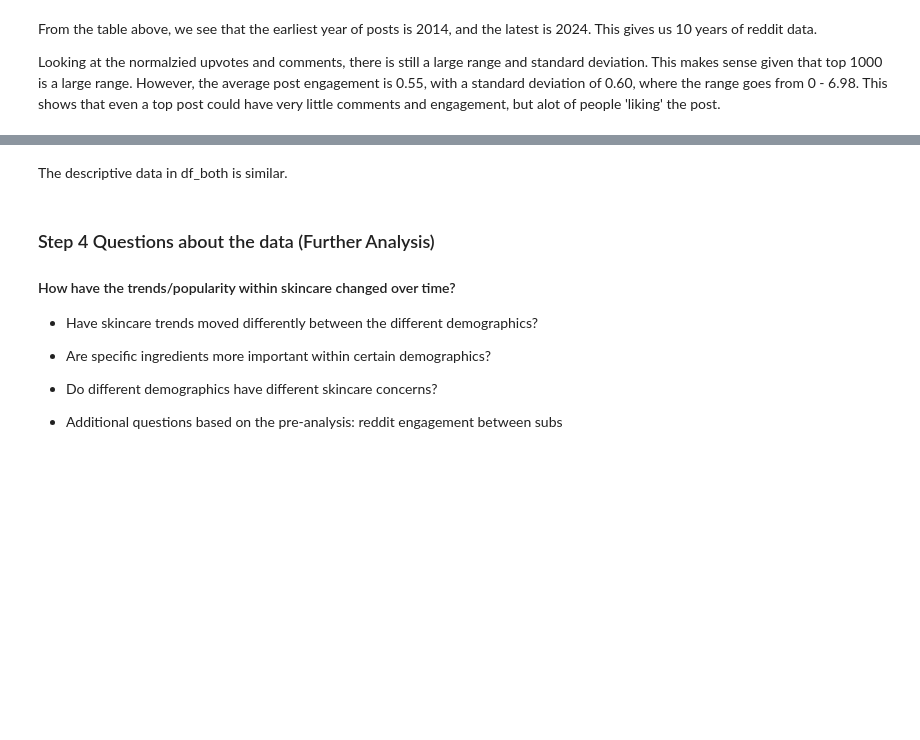
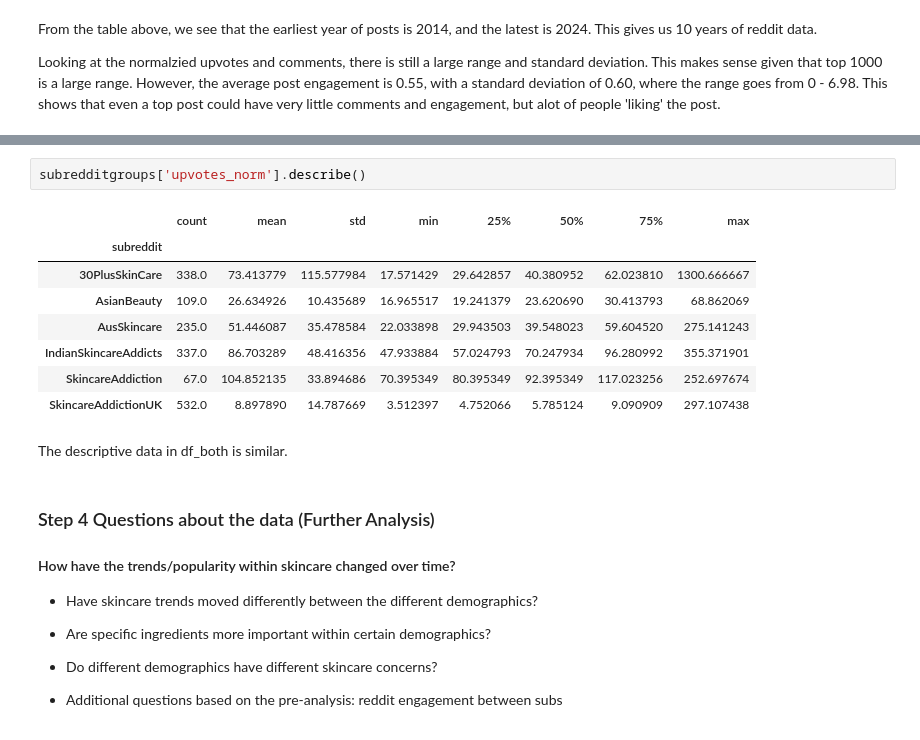
Before and after one commit to nandikaL/OX24006_EMAT0048-Part-2, a Jupyter notebook: OX24006_EMATM0048_Part2.ipynb, the cells around one changed output, grey strips where cells are left out. Drawn from its saved outputs; the diff is of its cells as text; blank space fills up the shorter version.

```diff
--- a/OX24006_EMATM0048_Part2.ipynb
+++ b/OX24006_EMATM0048_Part2.ipynb
@@ -696,3 +723,14 @@ df_both.describe()
+# %%
+subredditgroups['upvotes_norm'].describe()
+# %% [output]
+|  | count | mean | std | min | 25% | 50% | 75% | max |
+| subreddit |  |  |  |  |  |  |  |  |
+| 30PlusSkinCare | 338.0 | 73.413779 | 115.577984 | 17.571429 | 29.642857 | 40.380952 | 62.023810 | 1300.666667 |
+| AsianBeauty | 109.0 | 26.634926 | 10.435689 | 16.965517 | 19.241379 | 23.620690 | 30.413793 | 68.862069 |
+| AusSkincare | 235.0 | 51.446087 | 35.478584 | 22.033898 | 29.943503 | 39.548023 | 59.604520 | 275.141243 |
+| IndianSkincareAddicts | 337.0 | 86.703289 | 48.416356 | 47.933884 | 57.024793 | 70.247934 | 96.280992 | 355.371901 |
+| SkincareAddiction | 67.0 | 104.852135 | 33.894686 | 70.395349 | 80.395349 | 92.395349 | 117.023256 | 252.697674 |
+| SkincareAddictionUK | 532.0 | 8.897890 | 14.787669 | 3.512397 | 4.752066 | 5.785124 | 9.090909 | 297.107438 |
 # %% [markdown]
 The descriptive data in df_both is similar.
 # %% [markdown]
```
Also changed, not shown: parts of 23 cells of this notebook.
